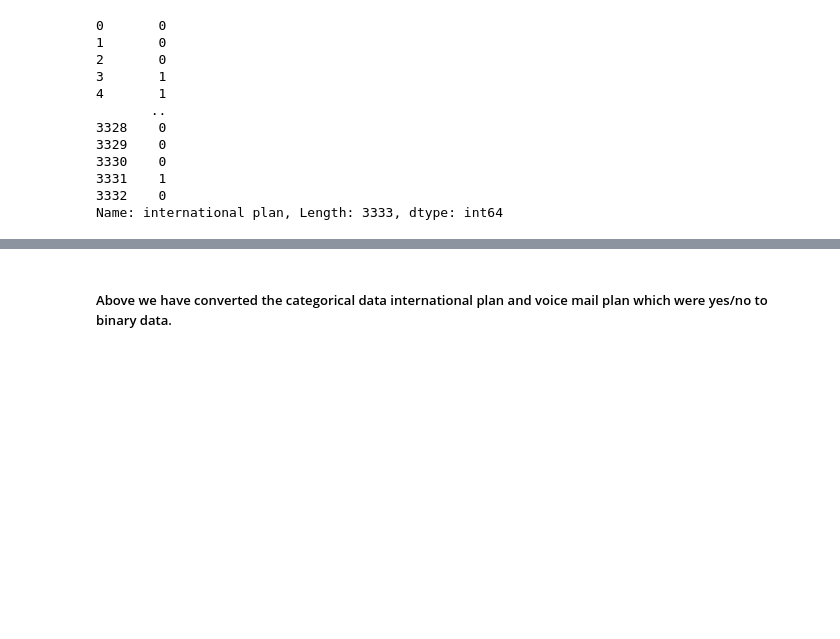
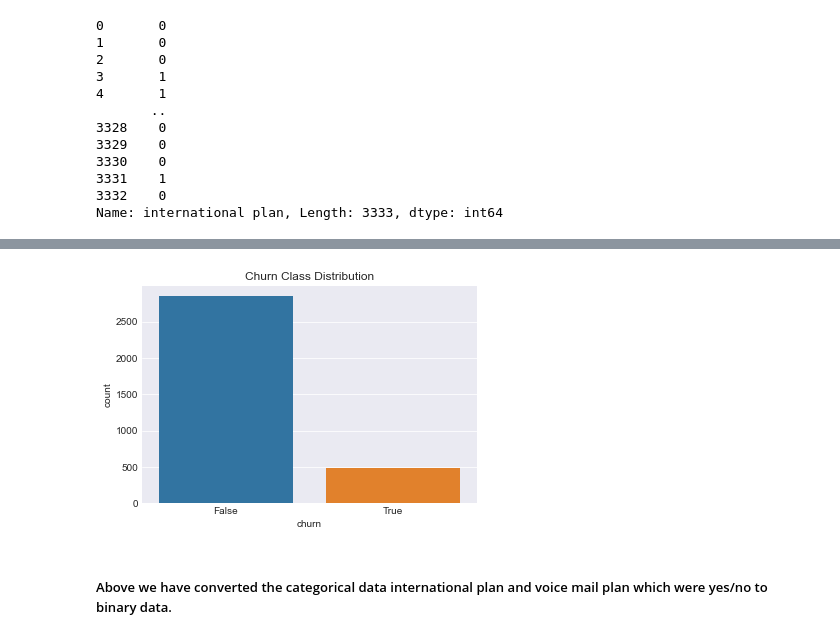
Before and after one commit to MercyBarminga/Project_Phase-3, a Jupyter notebook: Project_Phase.ipynb, the cells around one changed output, grey strips where cells are left out. Saved outputs shown, nothing was run; the diff lists cells and outputs as text; code cells hidden in the pictures; blank space fills up the shorter version.

```diff
--- a/Project_Phase.ipynb
+++ b/Project_Phase.ipynb
@@ -152,3 +177,10 @@ Name: international plan, Length: 3333, dtype: int64
+# %%
+#Visualize and interpret the class imbalance
+sns.countplot(x='churn', data=df)
+plt.title('Churn Class Distribution')
+plt.show()
+# %% [output]
+[figure, added]
 # %%
 #converting voice mail plan yes/no to binary
 binary_column = ['voice mail plan']
```
Also changed, not shown: parts of 16 cells of this notebook, 1 other file.
